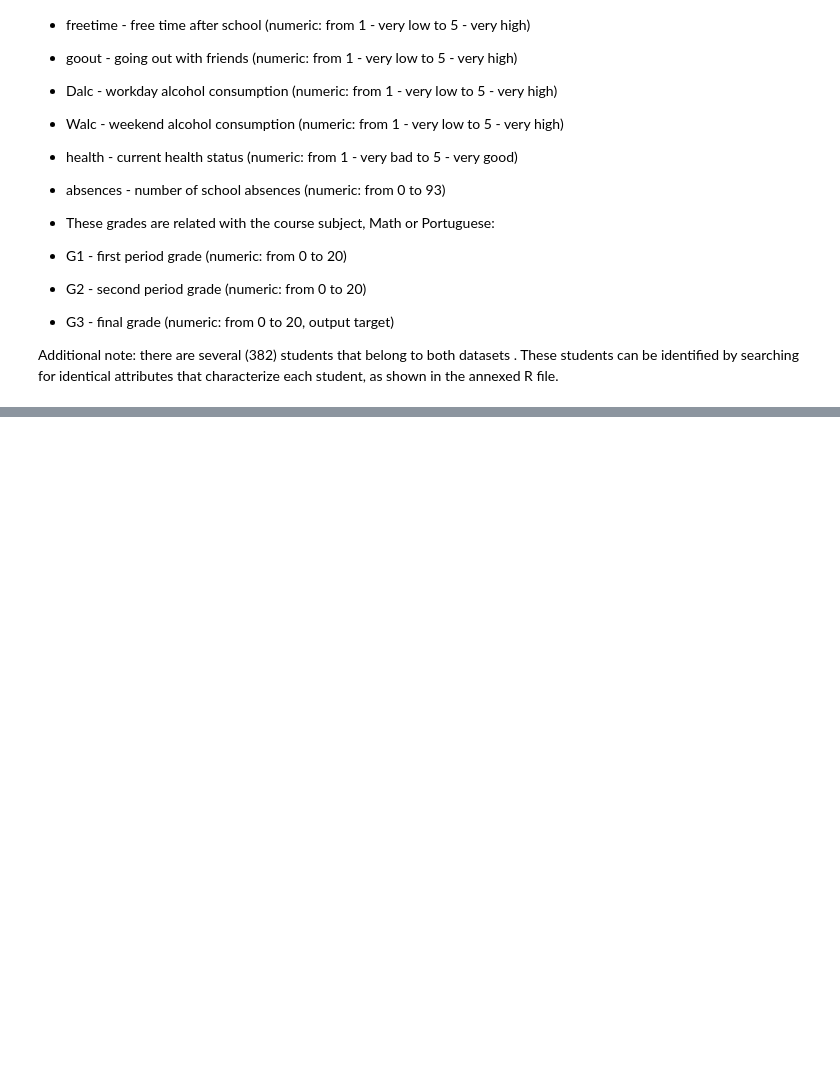
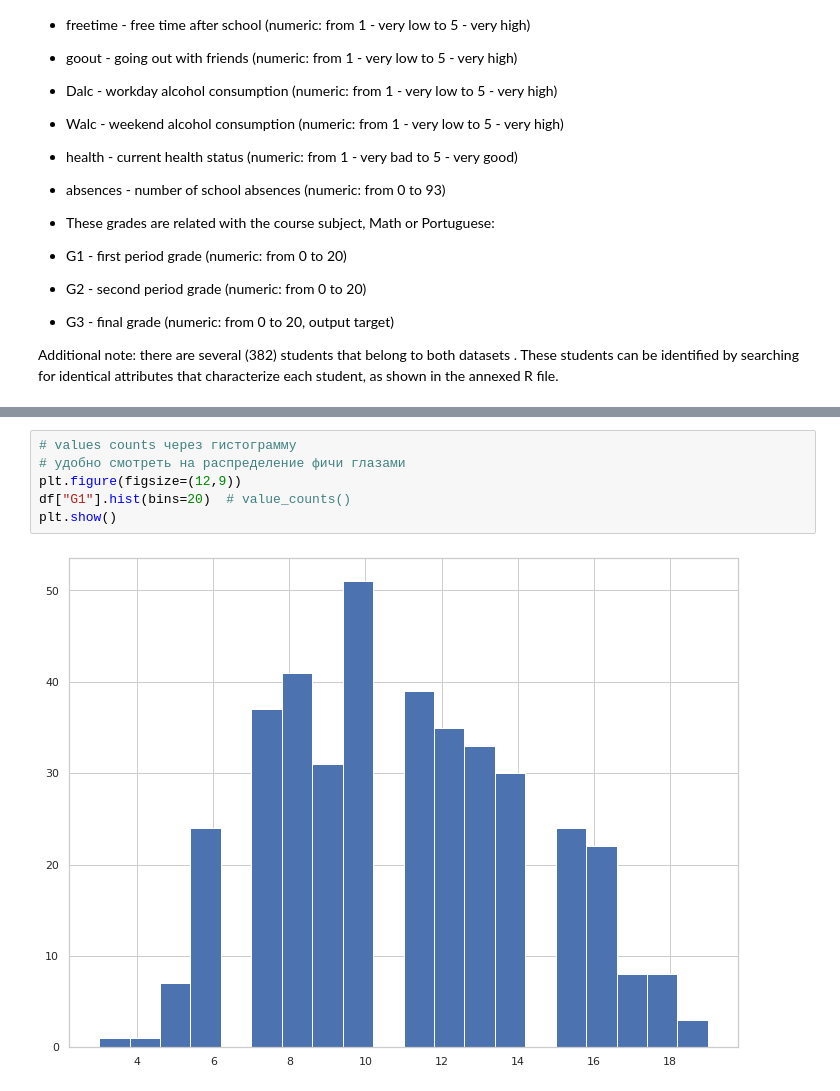
Before and after one commit to a-milenkin/Competitive_Data_Science, a Jupyter notebook: notebooks/pandas_intro.ipynb, the cells around one changed output, grey strips where cells are left out. Cells and saved outputs as stored; diff of their text form; blank space fills up the shorter version.

```diff
--- a/notebooks/pandas_intro.ipynb
+++ b/notebooks/pandas_intro.ipynb
@@ -116 +165,9 @@ import seaborn as sns
+# %%
+# values counts через гистограмму
+# удобно смотреть на распределение фичи глазами
+plt.figure(figsize=(12,9))
+df["G1"].hist(bins=20)  # value_counts()
+plt.show()
+# %% [output]
+[figure, added]
 # %%
```
Also changed, not shown: parts of 14 cells of this notebook.
